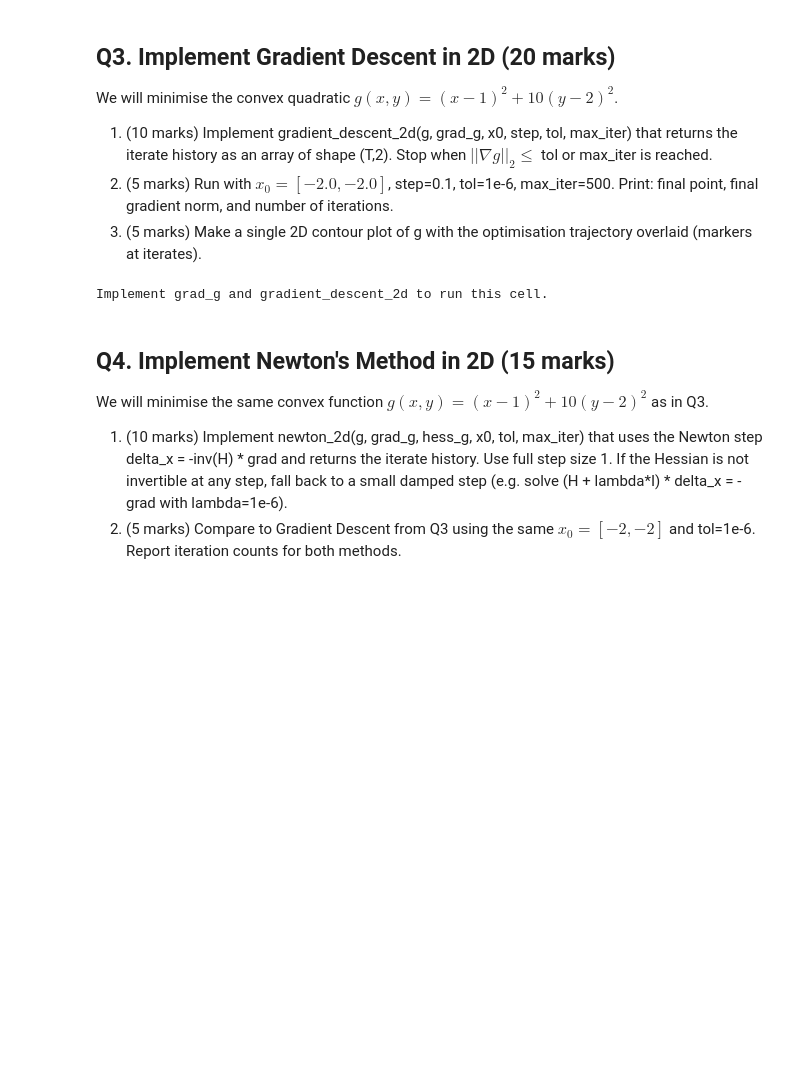
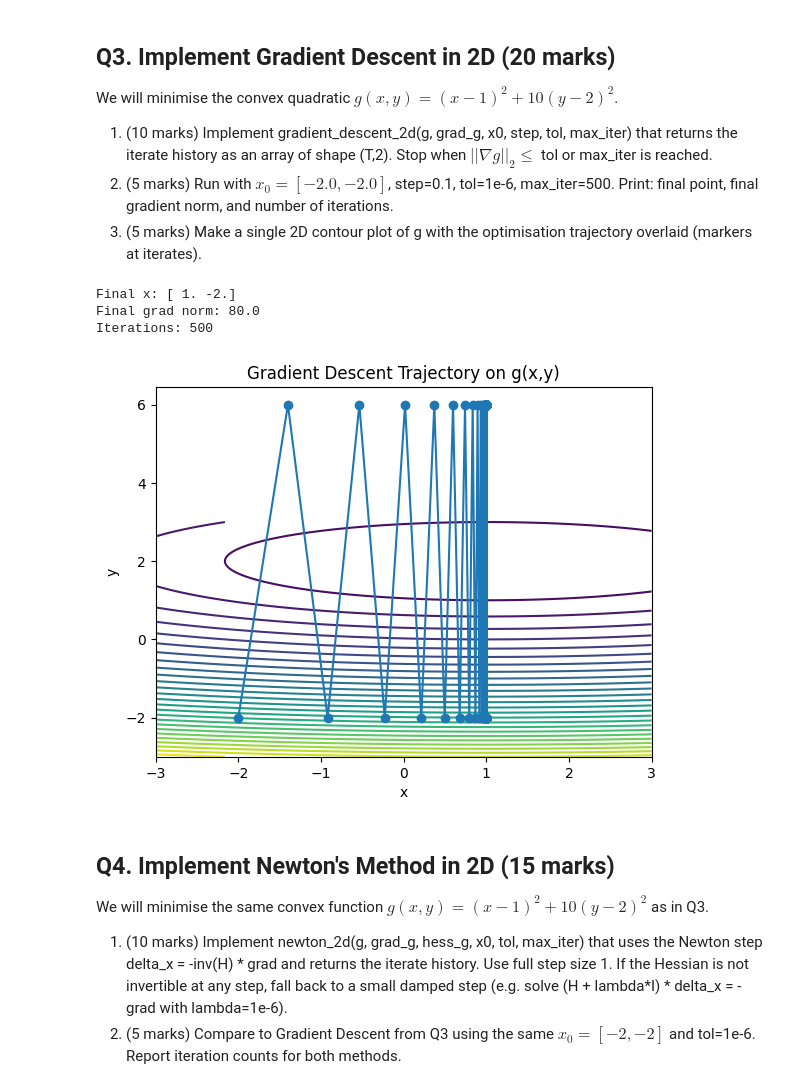
Before and after one commit to AnimeshPandey123/AI-assesment, a Jupyter notebook: Week3_Assignment.ipynb, the cells around one changed output. Cells and saved outputs as stored; diff of their text form; code cells hidden in the pictures; blank space fills up the shorter version.

```diff
--- a/Week3_Assignment.ipynb
+++ b/Week3_Assignment.ipynb
@@ -197,40 +219,55 @@ def g(xy: np.ndarray) -> float:
 def grad_g(xy: np.ndarray) -> np.ndarray:
     # Analytical gradient of g.
     # ### BEGIN STUDENT CODE
-    raise NotImplementedError("Implement grad_g.")
+    x, y = float(xy[0]), float(xy[1])
+    return np.array([2.0*(x - 1.0), 20.0*(y - 2.0)])
+    # raise NotImplementedError("Implement grad_g.")
     # ### END STUDENT CODE
 
 def gradient_descent_2d(fun, grad_fun, x0, step=0.1, tol=1e-6, max_iter=500):
     # Basic Gradient Descent for R^2 -> R objectives.
     # Returns: history array of shape (T, 2).
     # ### BEGIN STUDENT CODE
-    raise NotImplementedError("Implement Gradient Descent.")
+    x = np.array(x0, dtype=float)
+    history = [x.copy()]
+    for k in range(1, max_iter + 1):
+        grad = grad_fun(x)
+        grad_norm = np.linalg.norm(grad)
+        if grad_norm <= tol:
+            break
+        x = x - step * grad
+        history.append(x.copy())
+    return np.array(history)
+    # raise NotImplementedError("Implement Gradient Descent.")
     # ### END STUDENT CODE
 
 # --- Run & report ---
 x0 = np.array([-2.0, -2.0], dtype=float)
 try:
     hist = gradient_descent_2d(g, grad_g, x0, step=0.1, tol=1e-6, max_iter=500)
     x_final = hist[-1]
     print("Final x:", x_final)
     print("Final grad norm:", np.linalg.norm(grad_g(x_final)))
     print("Iterations:", len(hist)-1)
 
     # --- Plot (single plot only) ---
     xs = np.linspace(-3, 3, 200)
     ys = np.linspace(-3, 3, 200)
     XX, YY = np.meshgrid(xs, ys)
     ZZ = (XX-1.0)**2 + 10.0*(YY-2.0)**2
     plt.figure()
     plt.contour(XX, YY, ZZ, levels=30)
     plt.plot(hist[:,0], hist[:,1], marker='o')
     plt.title("Gradient Descent Trajectory on g(x,y)")
     plt.xlabel("x"); plt.ylabel("y")
     plt.show()
 except NotImplementedError:
     print("Implement grad_g and gradient_descent_2d to run this cell.")
 # %% [output]
-Implement grad_g and gradient_descent_2d to run this cell.
+Final x: [ 1. -2.]
+Final grad norm: 80.0
+Iterations: 500
+[figure, added]
 # %% [markdown]
 
 ## Q4. Implement Newton's Method in 2D (15 marks)
```
Also changed, not shown: parts of 9 cells of this notebook.
